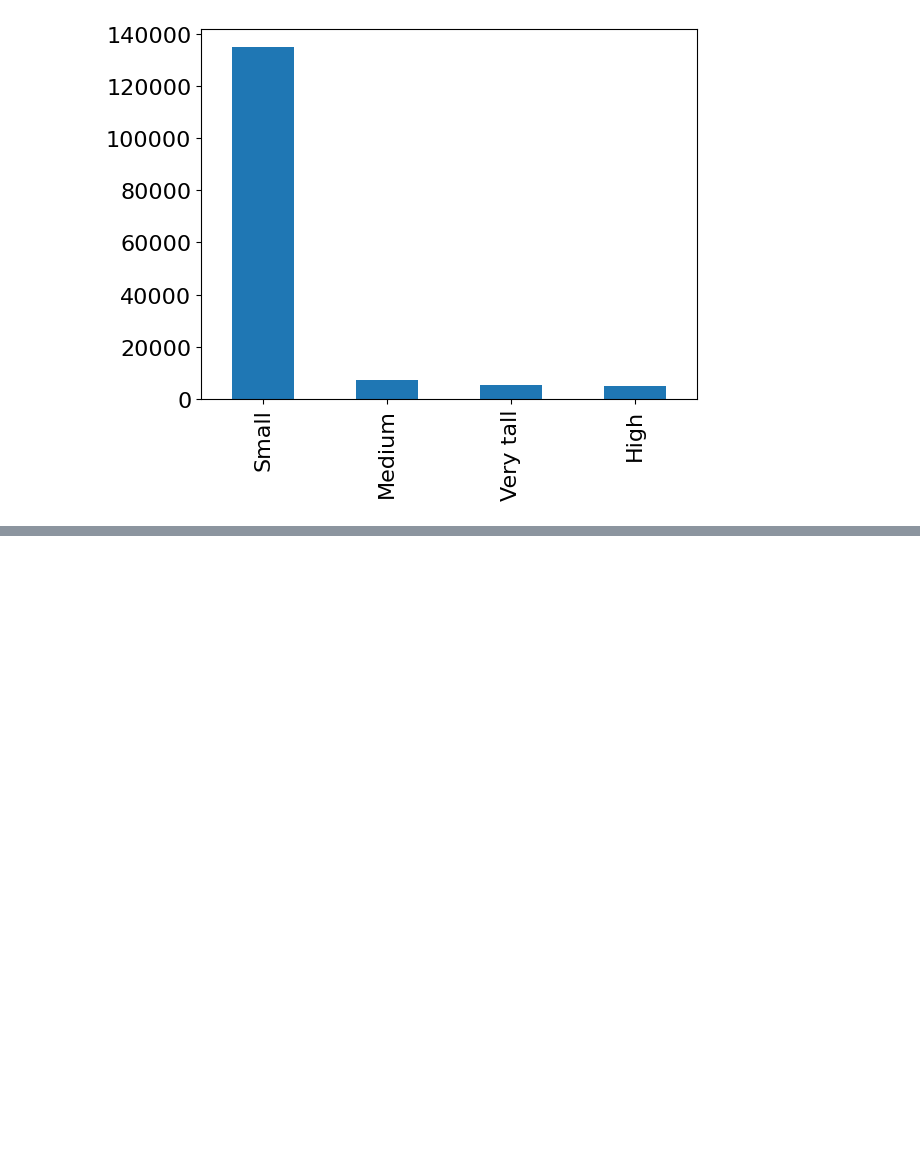
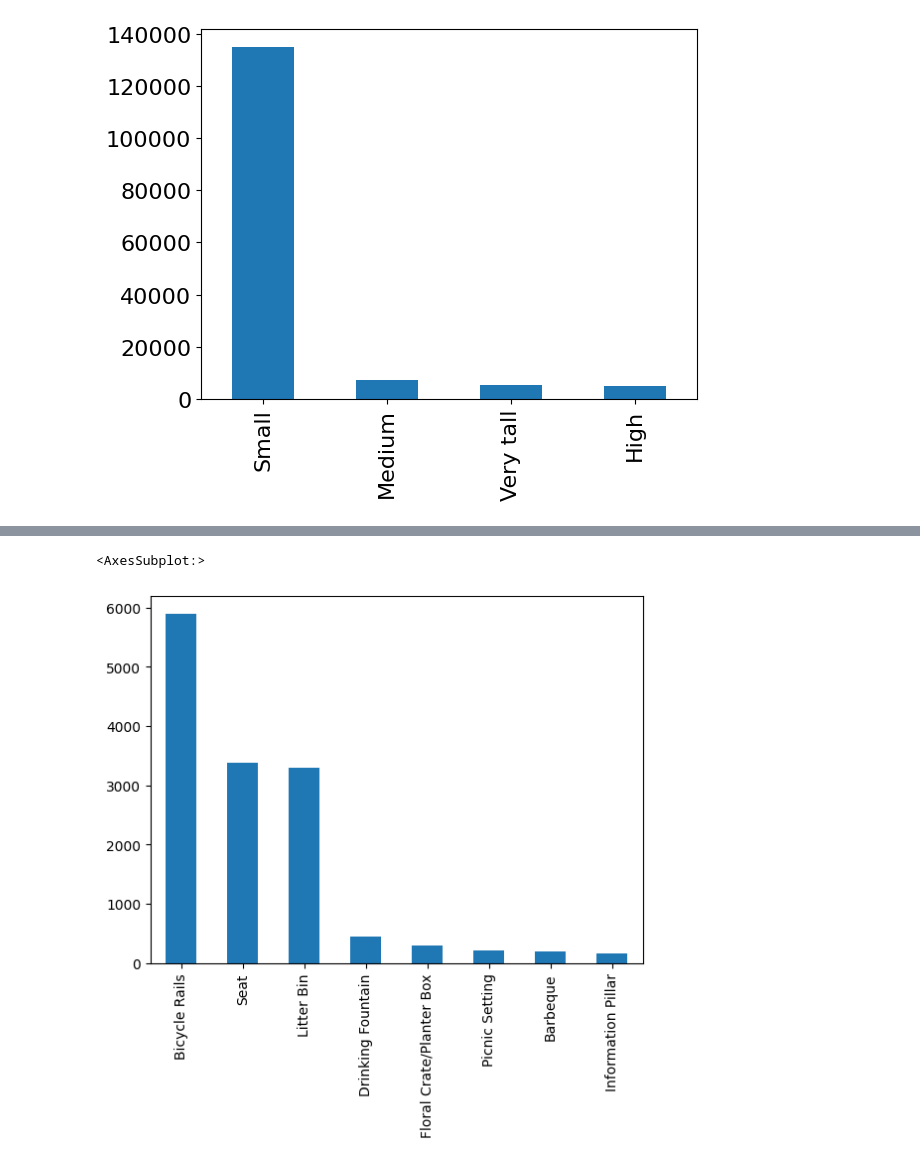
Before and after one commit to masher92/footfall, a Jupyter notebook: MelbourneAnalysis/AnalysingData/ExploringFeaturesDistribution.ipynb, the cells around one changed output, grey strips where cells are left out. Saved outputs shown, nothing was run; the diff lists cells and outputs as text; code cells hidden in the pictures; blank space fills up the shorter version.

```diff
--- a/MelbourneAnalysis/AnalysingData/ExploringFeaturesDistribution.ipynb
+++ b/MelbourneAnalysis/AnalysingData/ExploringFeaturesDistribution.ipynb
@@ -46,0 +52,8 @@ buildings_df['building_height'].value_counts().plot(kind='bar')
+# %%
+furniture_df['feature'].value_counts().plot(kind='bar')
+# Remove the bollards
+furniture_df = furniture_df[furniture_df["feature"].isin(['Bollard', 'Tree Guard','Horse Trough', 'Hoop']) == False]
+furniture_df['feature'].value_counts().plot(kind='bar')
+# %% [output]
+<AxesSubplot:>
+[figure, added]
```
Also changed, not shown: parts of 4 cells of this notebook, 3 other files.
